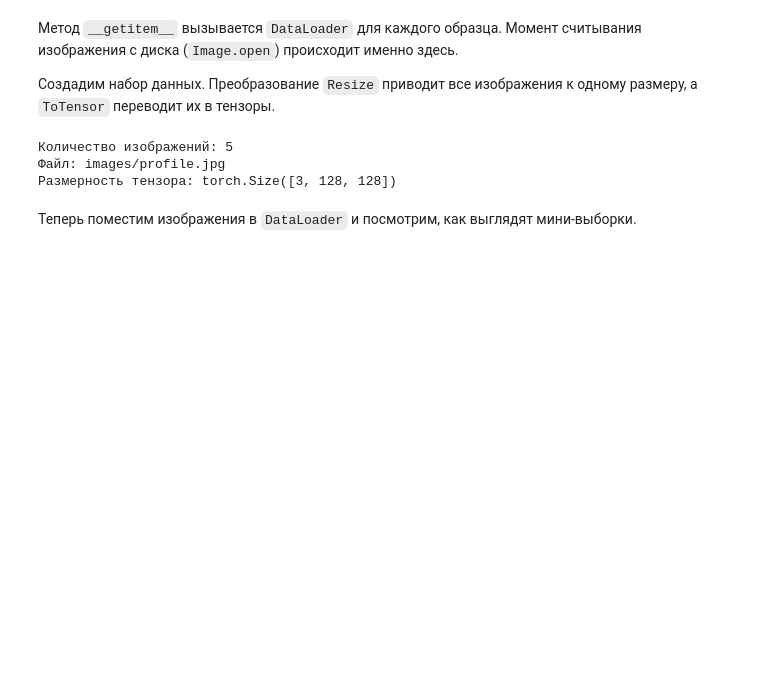
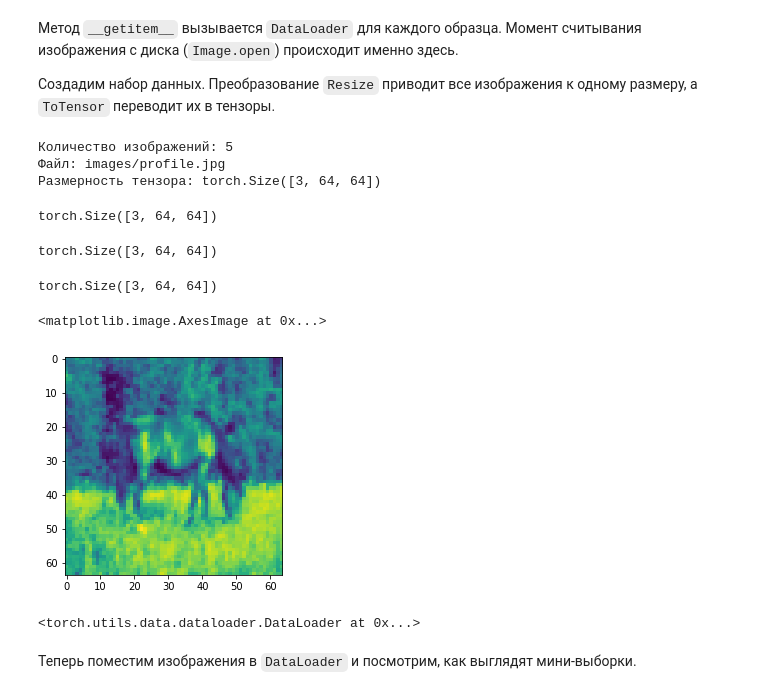
Before and after one commit to kirilman/dlpython_course, a Jupyter notebook: 00_pytorch_basics/pytorch_basics.ipynb, the cells around one changed output. Drawn from its saved outputs; the diff is of its cells as text; code cells hidden in the pictures; blank space fills up the shorter version.

```diff
--- a/00_pytorch_basics/pytorch_basics.ipynb
+++ b/00_pytorch_basics/pytorch_basics.ipynb
@@ -524,7 +642,7 @@ class ImagesDataset(Dataset):
 Создадим набор данных. Преобразование `Resize` приводит все изображения к одному размеру, а `ToTensor` переводит их в тензоры.
 # %%
 transform = Compose([
-    Resize((128, 128)),   # все изображения к размеру 128x128
+    Resize((64, 64)),   # все изображения к размеру 128x128
     ToTensor(),           # PIL Image -> тензор [C, H, W]
 ])
 
@@ -537,7 +655,29 @@ print("Размерность тензора:", image.shape)
 # %% [output]
 Количество изображений: 5
 Файл: images/profile.jpg
-Размерность тензора: torch.Size([3, 128, 128])
+Размерность тензора: torch.Size([3, 64, 64])
+# %%
+image.shape
+# %% [output]
+torch.Size([3, 64, 64])
+# %%
+images_dataset[0][0].shape
+# %% [output]
+torch.Size([3, 64, 64])
+# %%
+image = images_dataset[1][0]
+image.shape
+# %% [output]
+torch.Size([3, 64, 64])
+# %%
+plt.imshow(image[0])
+# %% [output]
+<matplotlib.image.AxesImage at 0x...>
+[figure, added]
+# %%
+image_loader
+# %% [output]
+<torch.utils.data.dataloader.DataLoader at 0x...>
 # %% [markdown]
 Теперь поместим изображения в `DataLoader` и посмотрим, как выглядят мини-выборки.
 # %%
```
Also changed, not shown: parts of 37 cells of this notebook, 1 other file.
